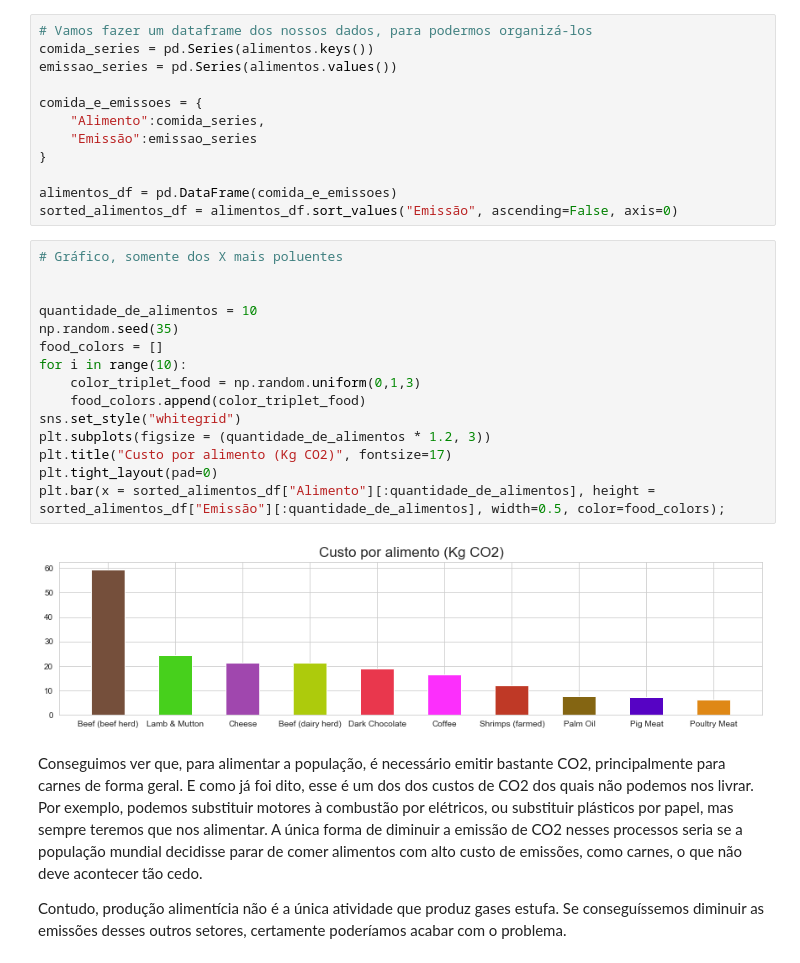
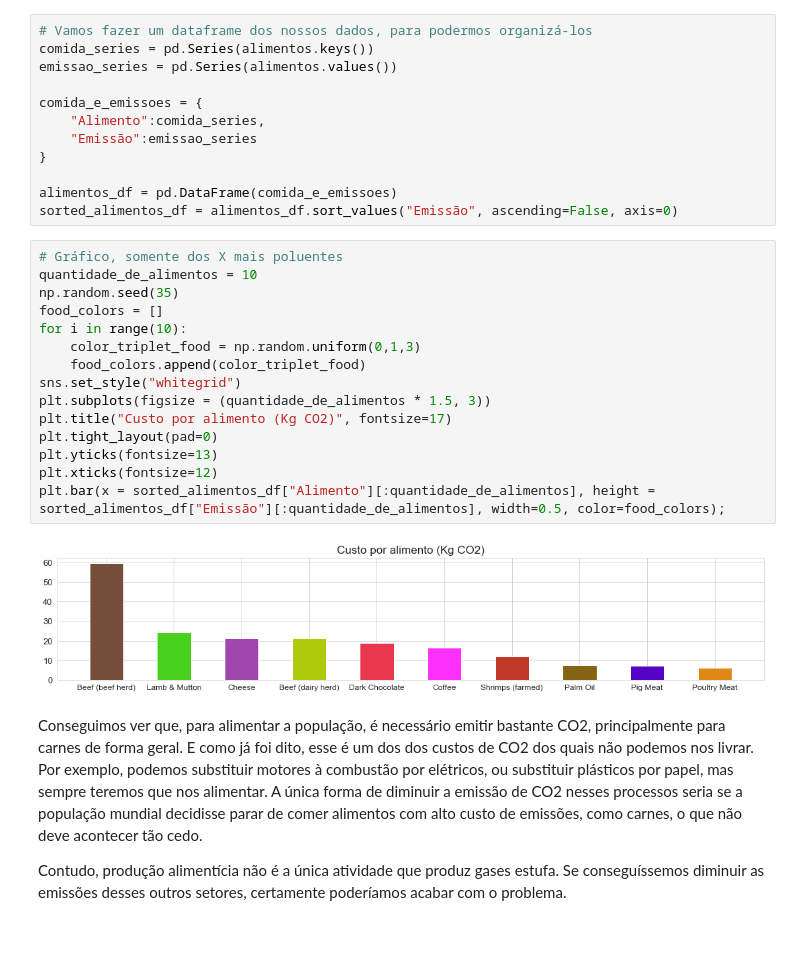
Before and after one commit to leoDomingos/Introducao-ao-aquecimento-global, a Jupyter notebook: main.ipynb, the cells around one changed output. Cells and saved outputs as stored; diff of their text form; blank space fills up the shorter version.

```diff
--- a/main.ipynb
+++ b/main.ipynb
@@ -308,21 +314,21 @@ alimentos_df = pd.DataFrame(comida_e_emissoes)
 sorted_alimentos_df = alimentos_df.sort_values("Emissão", ascending=False, axis=0)
 # %%
 # Gráfico, somente dos X mais poluentes
-
-
 quantidade_de_alimentos = 10
 np.random.seed(35)
 food_colors = []
 for i in range(10):
     color_triplet_food = np.random.uniform(0,1,3)
     food_colors.append(color_triplet_food)
 sns.set_style("whitegrid")
-plt.subplots(figsize = (quantidade_de_alimentos * 1.2, 3))
+plt.subplots(figsize = (quantidade_de_alimentos * 1.5, 3))
 plt.title("Custo por alimento (Kg CO2)", fontsize=17)
 plt.tight_layout(pad=0)
+plt.yticks(fontsize=13)
+plt.xticks(fontsize=12)
 plt.bar(x = sorted_alimentos_df["Alimento"][:quantidade_de_alimentos], height = sorted_alimentos_df["Emissão"][:quantidade_de_alimentos], width=0.5, color=food_colors);
 # %% [output]
-[figure, old version]
+[figure, new version]
 # %% [markdown]
 Conseguimos ver que, para alimentar a população, é necessário emitir bastante CO2, principalmente para carnes de forma geral. E como já foi dito, esse é um dos dos custos de CO2 dos quais não podemos nos livrar. Por exemplo, podemos substituir motores à combustão por elétricos, ou substituir plásticos por papel, mas sempre teremos que nos alimentar. A única forma de diminuir a emissão de CO2 nesses processos seria se a população mundial decidisse parar de comer alimentos com alto custo de emissões, como carnes, o que não deve acontecer tão cedo.
 
```
Also changed, not shown: parts of 27 cells of this notebook, 15 other files.
